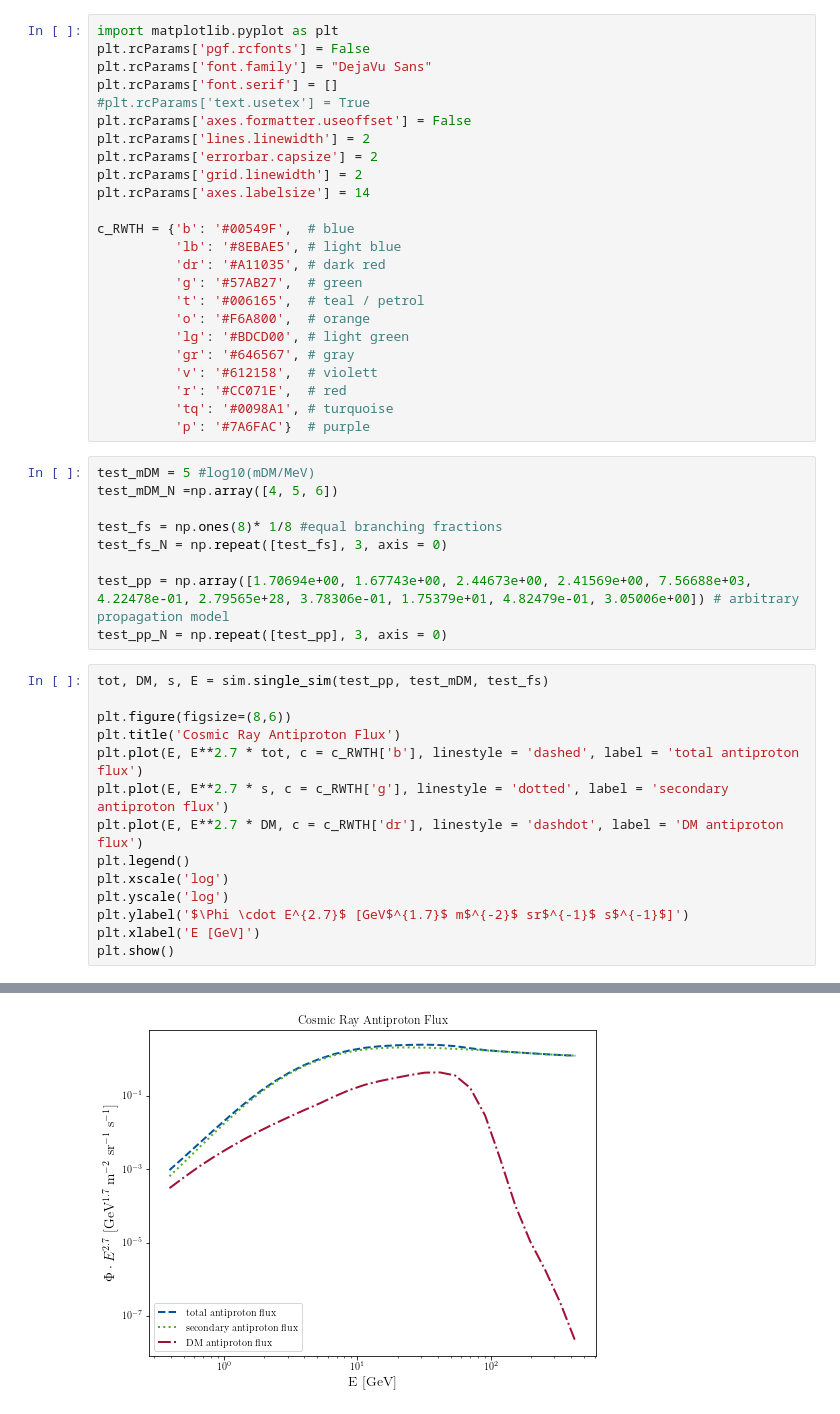
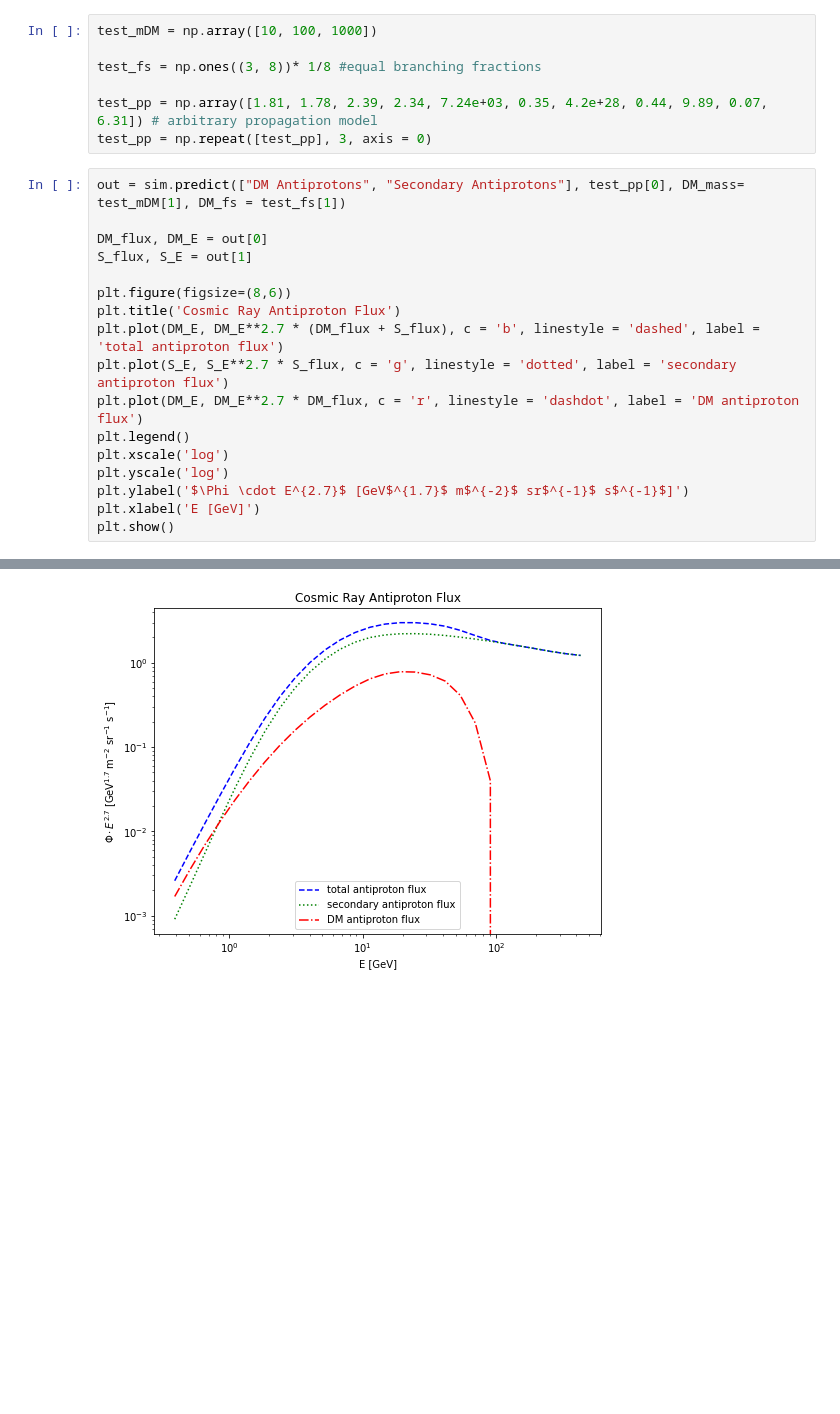
Before and after one commit to kathrinnp/DarkRayNet, a Jupyter notebook: test_example.ipynb, the cells around one changed output, grey strips where cells are left out. Saved outputs shown, nothing was run; the diff lists cells and outputs as text; blank space fills up the shorter version.

```diff
--- a/test_example.ipynb
+++ b/test_example.ipynb
@@ -9,44 +8,21 @@ The primary (p,He) simulation tool has been initiated.
-# %%
-import matplotlib.pyplot as plt
-plt.rcParams['pgf.rcfonts'] = False
-plt.rcParams['font.family'] = "DejaVu Sans"
-plt.rcParams['font.serif'] = []
-#plt.rcParams['text.usetex'] = True
-plt.rcParams['axes.formatter.useoffset'] = False
-plt.rcParams['lines.linewidth'] = 2
-plt.rcParams['errorbar.capsize'] = 2
-plt.rcParams['grid.linewidth'] = 2
-plt.rcParams['axes.labelsize'] = 14
-
-c_RWTH = {'b': '#00549F',  # blue
-          'lb': '#8EBAE5', # light blue
-          'dr': '#A11035', # dark red
-          'g': '#57AB27',  # green
-          't': '#006165',  # teal / petrol
-          'o': '#F6A800',  # orange
-          'lg': '#BDCD00', # light green
-          'gr': '#646567', # gray
-          'v': '#612158',  # violett
-          'r': '#CC071E',  # red
-          'tq': '#0098A1', # turquoise
-          'p': '#7A6FAC'}  # purple
 # %%
-test_mDM = 5 #log10(mDM/MeV)
-test_mDM_N =np.array([4, 5, 6])
+test_mDM = np.array([10, 100, 1000])
 
-test_fs = np.ones(8)* 1/8 #equal branching fractions
-test_fs_N = np.repeat([test_fs], 3, axis = 0)
+test_fs = np.ones((3, 8))* 1/8 #equal branching fractions
 
-test_pp = np.array([1.70694e+00, 1.67743e+00, 2.44673e+00, 2.41569e+00, 7.56688e+03, 4.22478e-01, 2.79565e+28, 3.78306e-01, 1.75379e+01, 4.82479e-01, 3.05006e+00]) # arbitrary propagation model
-test_pp_N = np.repeat([test_pp], 3, axis = 0)
+test_pp = np.array([1.81, 1.78, 2.39, 2.34, 7.24e+03, 0.35, 4.2e+28, 0.44, 9.89, 0.07, 6.31]) # arbitrary propagation model
+test_pp = np.repeat([test_pp], 3, axis = 0)
 # %%
-tot, DM, s, E = sim.single_sim(test_pp, test_mDM, test_fs)
+out = sim.predict(["DM Antiprotons", "Secondary Antiprotons"], test_pp[0], DM_mass= test_mDM[1], DM_fs = test_fs[1])
+
+DM_flux, DM_E = out[0]
+S_flux, S_E = out[1]
 
 plt.figure(figsize=(8,6))
 plt.title('Cosmic Ray Antiproton Flux')
-plt.plot(E, E**2.7 * tot, c = c_RWTH['b'], linestyle = 'dashed', label = 'total antiproton flux')
-plt.plot(E, E**2.7 * s, c = c_RWTH['g'], linestyle = 'dotted', label = 'secondary antiproton flux')
-plt.plot(E, E**2.7 * DM, c = c_RWTH['dr'], linestyle = 'dashdot', label = 'DM antiproton flux')
+plt.plot(DM_E, DM_E**2.7 * (DM_flux + S_flux), c = 'b', linestyle = 'dashed', label = 'total antiproton flux')
+plt.plot(S_E, S_E**2.7 * S_flux, c = 'g', linestyle = 'dotted', label = 'secondary antiproton flux')
+plt.plot(DM_E, DM_E**2.7 * DM_flux, c = 'r', linestyle = 'dashdot', label = 'DM antiproton flux')
 plt.legend()
 plt.xscale('log')
 plt.yscale('log')
@@ -58,2 +35,2 @@ WARNING:tensorflow:5 out of the last 5 calls to <function Model.make_predict_fun
-[figure, old version]
+[figure, new version]
 # %%
```
Also changed, not shown: parts of 9 cells of this notebook, 2 other files.
